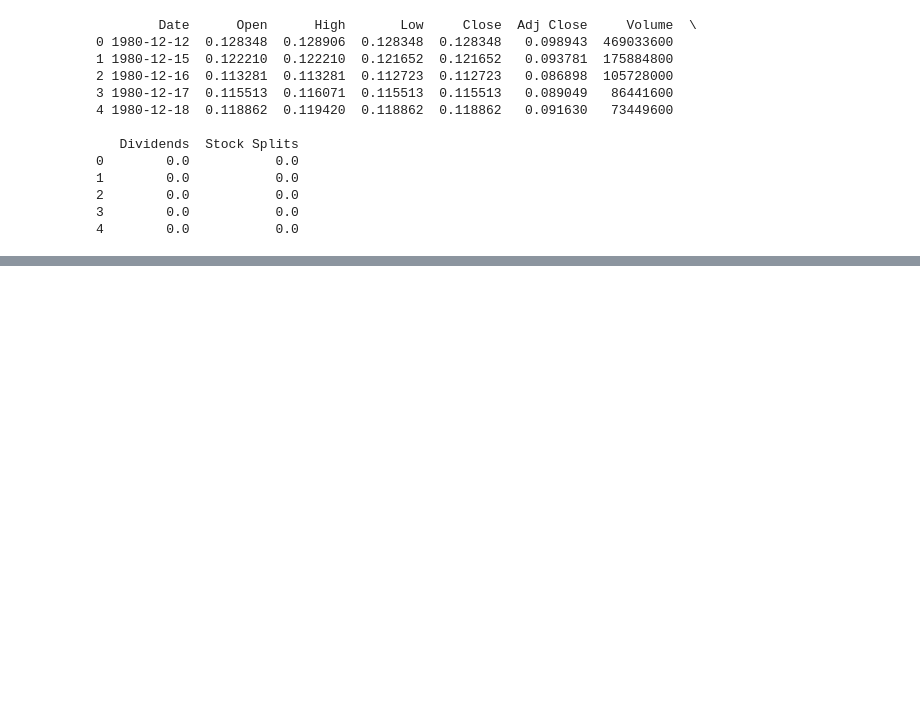
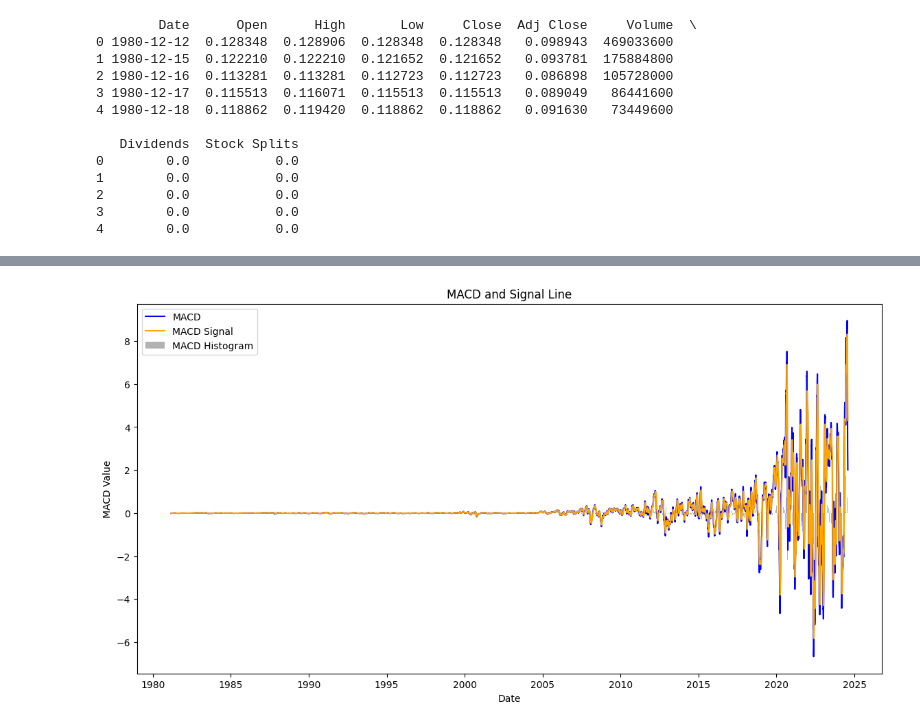
Before and after one commit to Nahom-ketsela/kaim-week-01, a Jupyter notebook: notebooks/APPL_analysis.ipynb, the cells around one changed output, grey strips where cells are left out. Cells and saved outputs as stored; diff of their text form; code cells hidden in the pictures; blank space fills up the shorter version.

```diff
--- a/notebooks/APPL_analysis.ipynb
+++ b/notebooks/APPL_analysis.ipynb
@@ -78,0 +97,4 @@ print(prepared_data.head(10))
+# %%
+vu.plot_macd(prepared_data)
+# %% [output]
+[figure, added]
```
Also changed, not shown: parts of 5 cells of this notebook, 1 other file.
